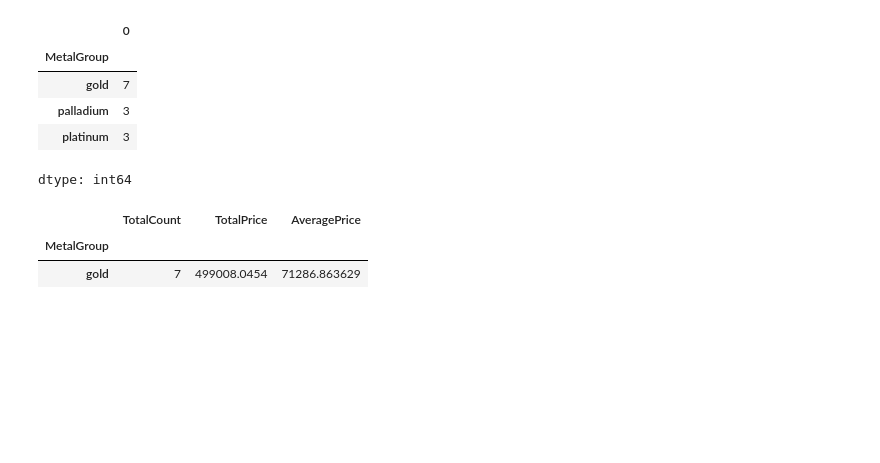
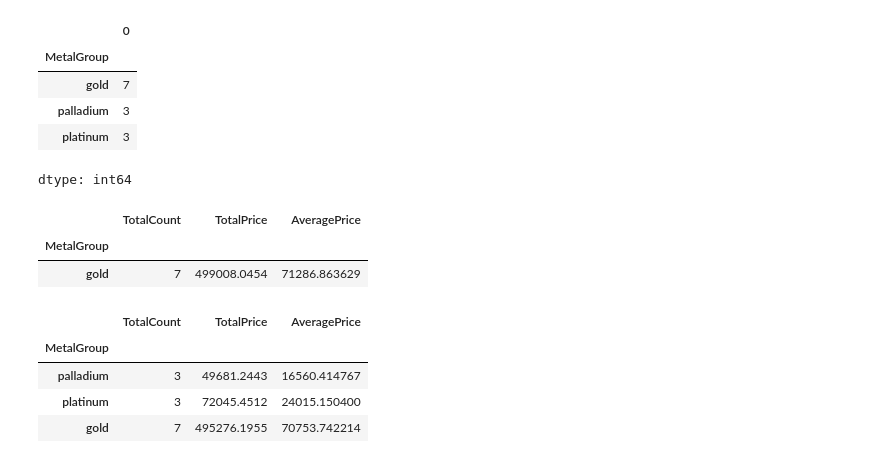
Before and after one commit to Otto-C/Otto-C.github.io, a Jupyter notebook: 01_Bullion_API_Extraction.ipynb, the cells around one changed output. Cells and saved outputs as stored; diff of their text form; code cells hidden in the pictures; blank space fills up the shorter version.

```diff
--- a/01_Bullion_API_Extraction.ipynb
+++ b/01_Bullion_API_Extraction.ipynb
@@ -1879,3 +1879,56 @@ dtype: int64
 |  | TotalCount | TotalPrice | AveragePrice |
 | MetalGroup |  |  |  |
 | gold | 7 | 499008.0454 | 71286.863629 |
+# %%
+# SELECT
+#     MetalGroup,
+#     COUNT(*)   AS TotalCount,
+#     AVG(Price) AS AvgPrice,
+#     SUM(Price) AS TotalPrice
+# FROM df
+# WHERE Price > 1000
+# GROUP BY MetalGroup
+# HAVING COUNT(*) > 2
+# ORDER BY TotalCount DESC;
+
+# (
+#     df[df["Price"] > 1000]
+#     .groupby("MetalGroup")
+#     .agg(
+#         TotalCount = ("Price", "size"),
+#         TotalPrice = ("Price", "sum"),
+#         AveragePrice = ("Price", "mean")
+#     )
+#     .loc[lambda x: (x["TotalCount"] > 2)]
+#     .sort_values("TotalCount", ascending=True)
+# )
+
+# (
+#     df[df["Price"] > 1000]
+#     .groupby("MetalGroup")
+#     .agg(
+#         TotalCount = ("Price", "size"),
+#         TotalPrice = ("Price", "sum"),
+#         AveragePrice = ("Price", "mean")
+#     )
+#     .loc[lambda x: (x["TotalCount"] > 2) & (x["TotalCount"] > 2)]
+#     .sort_values("TotalCount", ascending=True)
+# )
+
+(
+    df[df["Price"] > 500]
+    .groupby("MetalGroup")
+    .agg(
+        TotalCount = ("Price","size"),
+        TotalPrice = ("Price","sum"),
+        AveragePrice = ("Price","mean"),
+    )
+    .query("TotalCount > 2 and AveragePrice > 1000")
+    .sort_values("AveragePrice", ascending= True)
+)
+# %% [output]
+|  | TotalCount | TotalPrice | AveragePrice |
+| MetalGroup |  |  |  |
+| palladium | 3 | 49681.2443 | 16560.414767 |
+| platinum | 3 | 72045.4512 | 24015.150400 |
+| gold | 7 | 495276.1955 | 70753.742214 |
```
Also changed, not shown: parts of 2 cells of this notebook.
